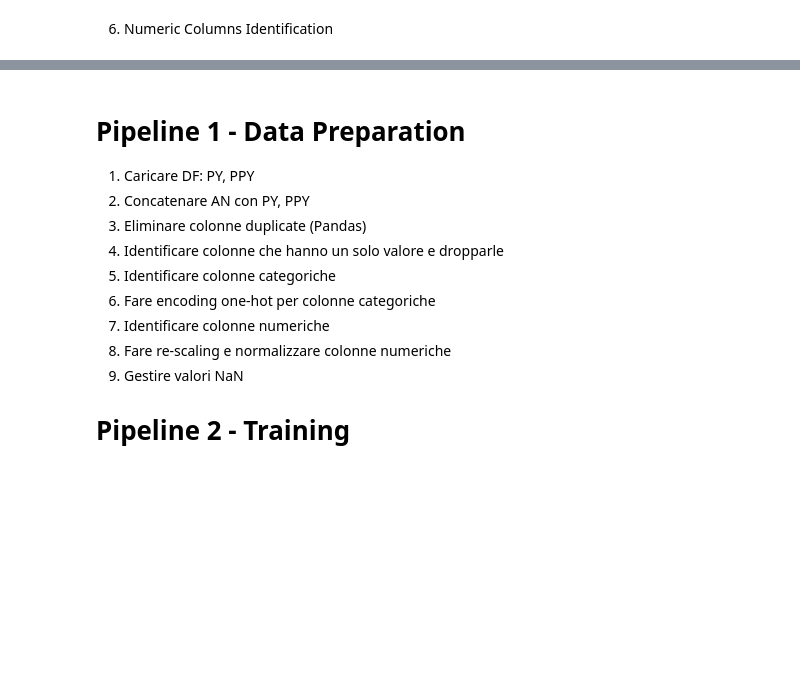
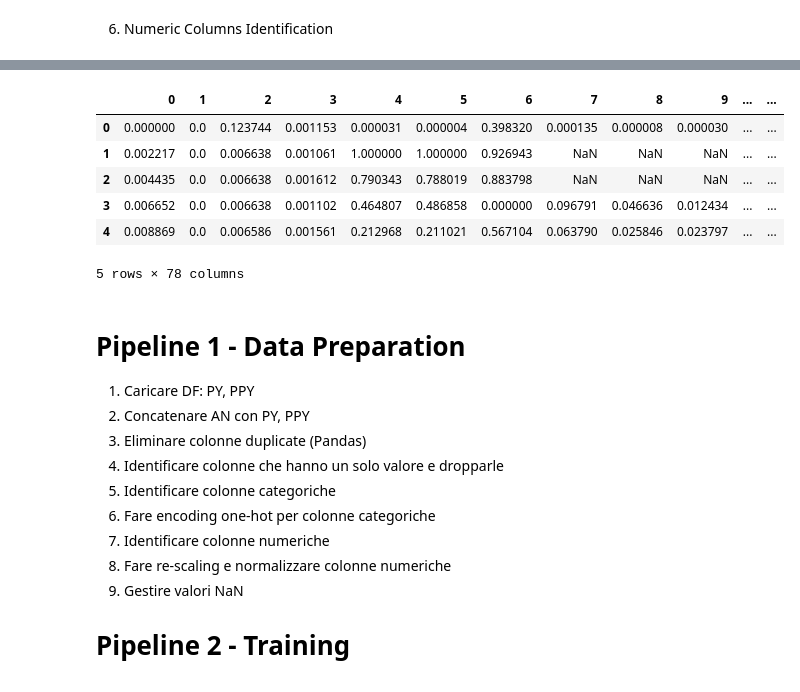
Before and after one commit to pierandreamorelli/cs_data_analysis, a Jupyter notebook: cs_data_analysis.ipynb, the cells around one changed output, grey strips where cells are left out. Drawn from its saved outputs; the diff is of its cells as text; code cells hidden in the pictures; blank space fills up the shorter version.

```diff
--- a/cs_data_analysis.ipynb
+++ b/cs_data_analysis.ipynb
@@ -212,0 +186,4 @@ num_cols
+# %%
+cat_df = pd.DataFrame()
+for i in cat_cols:
+  cat_df[i] = df_res_LY[i]
@@ -212,0 +211,4 @@ num_cols
+# %%
+num_df_LY = df_res_LY
+for i in cat_cols:
+  num_df_LY = num_df_LY.drop([i], axis = 1)
@@ -213,3 +225,20 @@ num_cols
+# %%
+from sklearn import preprocessing
+
+x = num_df_LY.values
+min_max_scaler = preprocessing.MinMaxScaler()
+x_scaled = min_max_scaler.fit_transform(x)
+
+norm_df = pd.DataFrame(x_scaled)
+norm_df.head()
+# %% [output]
+|  | 0 | 1 | 2 | 3 | 4 | 5 | 6 | 7 | 8 | 9 | ... | ... |
+| 0 | 0.000000 | 0.0 | 0.123744 | 0.001153 | 0.000031 | 0.000004 | 0.398320 | 0.000135 | 0.000008 | 0.000030 | ... | ... |
+| 1 | 0.002217 | 0.0 | 0.006638 | 0.001061 | 1.000000 | 1.000000 | 0.926943 | NaN | NaN | NaN | ... | ... |
+| 2 | 0.004435 | 0.0 | 0.006638 | 0.001612 | 0.790343 | 0.788019 | 0.883798 | NaN | NaN | NaN | ... | ... |
+| 3 | 0.006652 | 0.0 | 0.006638 | 0.001102 | 0.464807 | 0.486858 | 0.000000 | 0.096791 | 0.046636 | 0.012434 | ... | ... |
+| 4 | 0.008869 | 0.0 | 0.006586 | 0.001561 | 0.212968 | 0.211021 | 0.567104 | 0.063790 | 0.025846 | 0.023797 | ... | ... |
+5 rows × 78 columns
 # %% [markdown]
 
 # Pipeline 1 - Data Preparation
```
Also changed, not shown: parts of 9 cells of this notebook.
